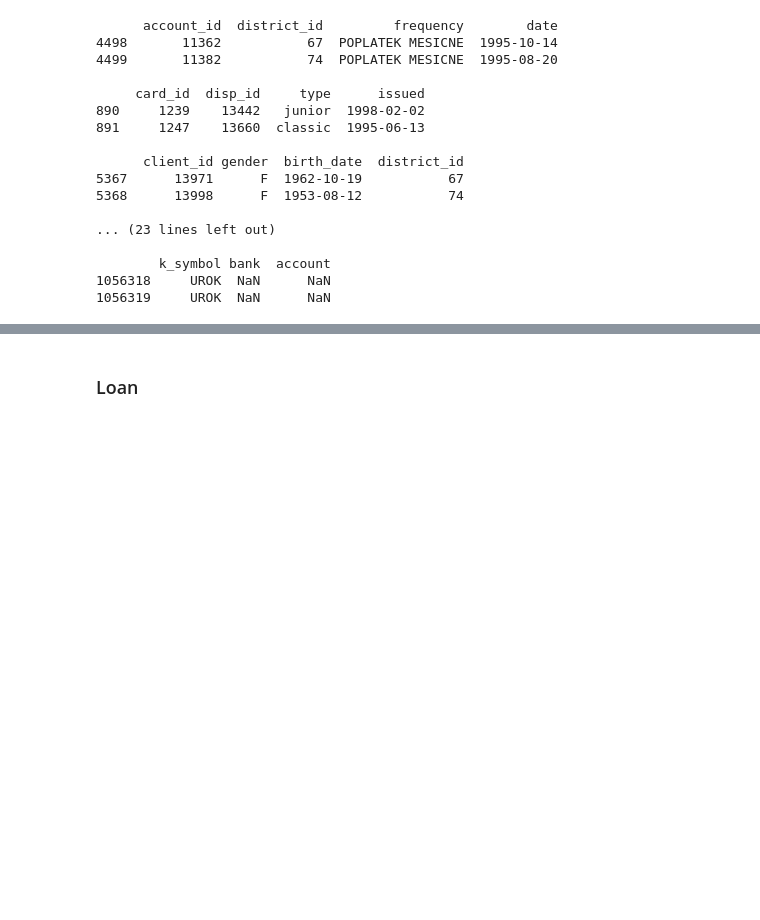
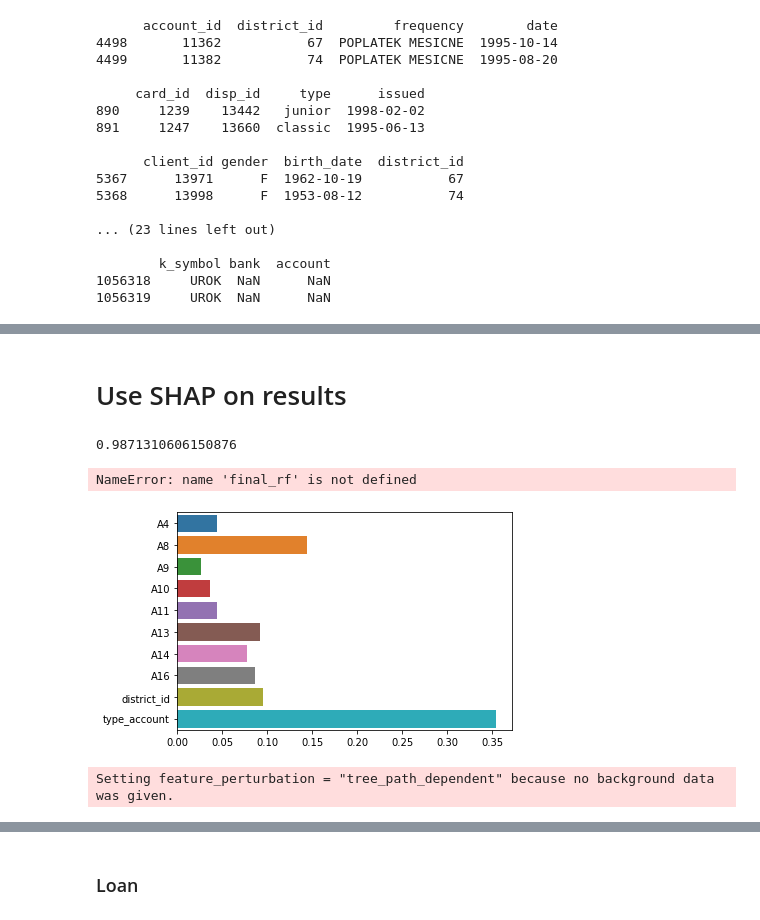
Before and after one commit to SteveGrimm/Unit4_Project, a Jupyter notebook: Unit4_Project.ipynb, the cells around one changed output, grey strips where cells are left out. Saved outputs shown, nothing was run; the diff lists cells and outputs as text; code cells hidden in the pictures; blank space fills up the shorter version.

```diff
--- a/Unit4_Project.ipynb
+++ b/Unit4_Project.ipynb
@@ -110,0 +403,9 @@ for name in tables:
+# %%
+params = [{'rf__max_depth': [10, 15, None],
+           'rf__max_leaf_nodes': [100, 150, None],
+           'rf__max_features': ['auto', 'log2'],
+           'rf__max_samples': [0.7, 0.8, 0.9]}]
+# %%
+rf_gridsearch = GridSearchCV(rf_pipe, params, n_jobs = -1, cv = 3)
+
+rf_gridsearch.fit(x_train, y_train)
@@ -110,0 +441,21 @@ for name in tables:
+# %%
+final_rf = rf_gridsearch.best_estimator_
+# %% [markdown]
+# Use SHAP on results
+# %%
+final_rf.score(x_train,y_train)
+# %% [output]
+0.9871310606150876
+# %%
+final_rf.score(x_test,y_test)
+# %% [output]
+NameError: name 'final_rf' is not defined
+# %%
+final_columns = final_continuous_variables + final_categorical_variables
+# %%
+sns.barplot(final_rf[-1].feature_importances_.round(3),
+            final_columns)
+
+plt.show()
+# %% [output]
+[figure, added]
@@ -110,0 +464,11 @@ for name in tables:
+# %%
+#Transform x_test with data transformer
+x_test_transform = final_rf[:-1].transform(x_test)
+
+#create the explainer using the decision tree
+explainer = shap.TreeExplainer(final_rf[-1])
+
+#calculate the shap values for the test data
+shap_values = explainer.shap_values(x_test_transform)
+# %% [output]
+Setting feature_perturbation = "tree_path_dependent" because no background data was given.
```
Also changed, not shown: parts of 65 cells of this notebook.
